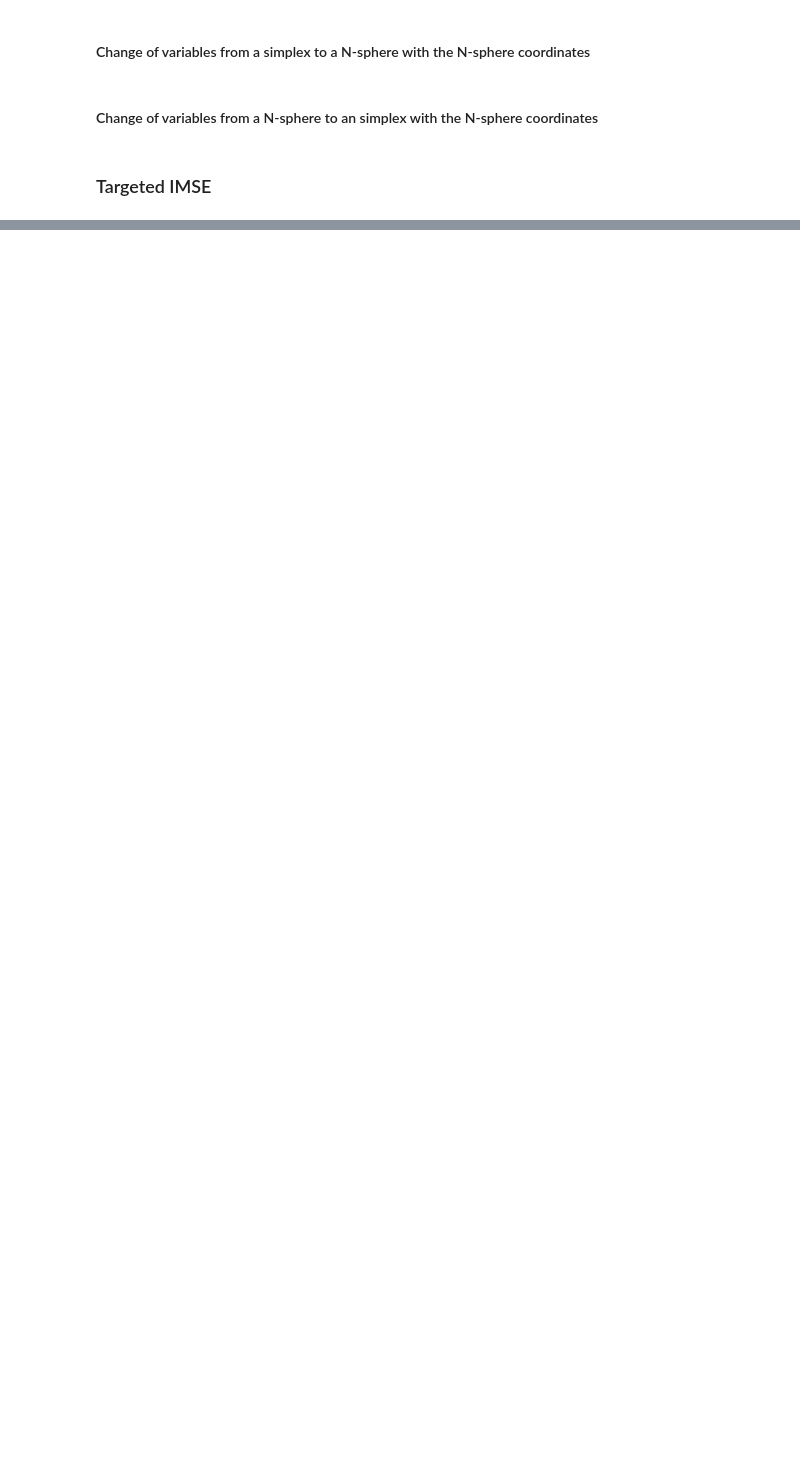
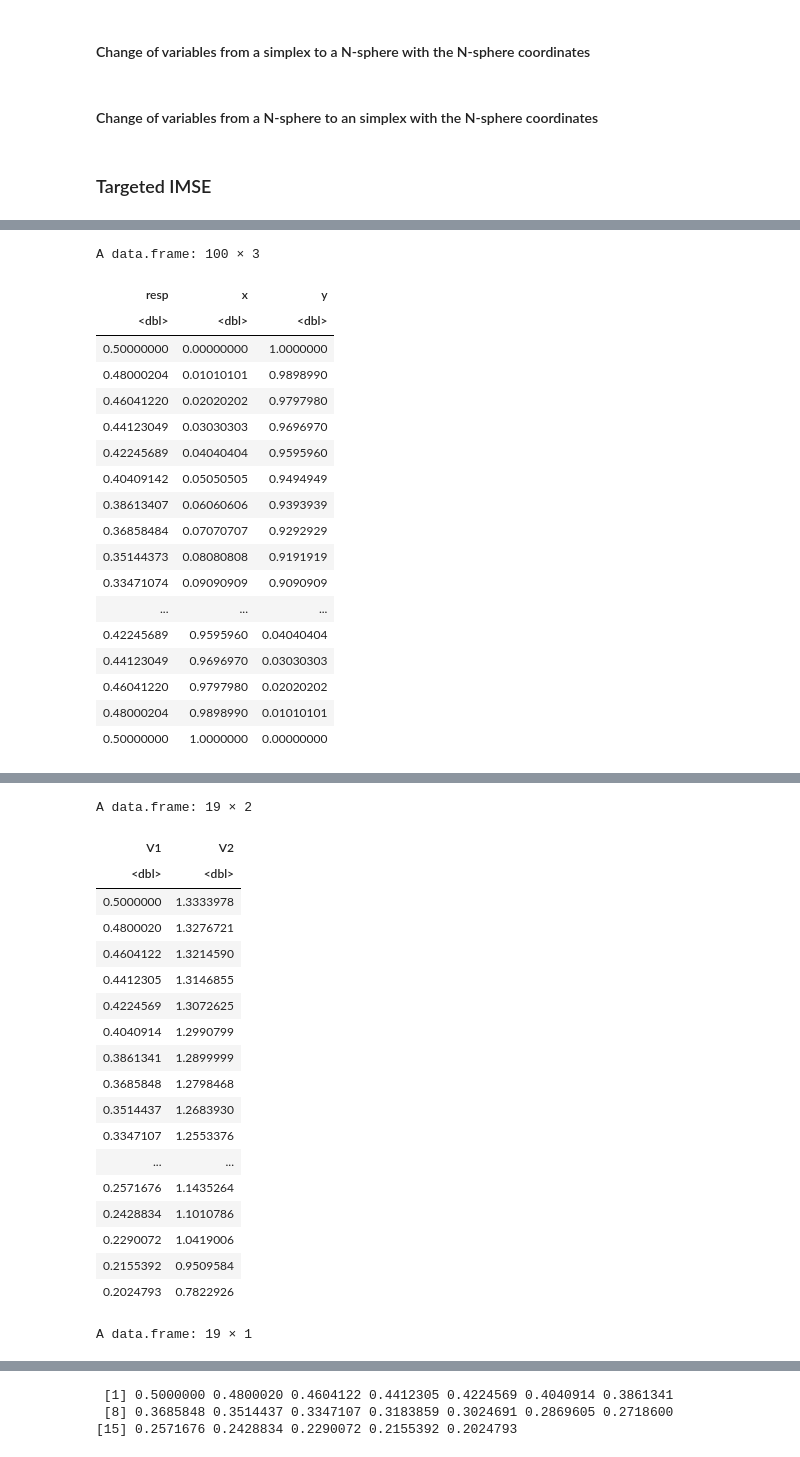
Before and after one commit to supetite/Projet-IPPON, a Jupyter notebook: T-IMSE Polar coordinates.ipynb, the cells around one changed output, grey strips where cells are left out. Saved outputs shown, nothing was run; the diff lists cells and outputs as text; code cells hidden in the pictures; blank space fills up the shorter version.

```diff
--- a/T-IMSE Polar coordinates.ipynb
+++ b/T-IMSE Polar coordinates.ipynb
@@ -219,0 +197,47 @@ dim(data_Lasso_reduced)
+# %%
+d = 2
+N = 10*d
+
+x <- seq(0,1,length.out=100)
+y <- 1-x
+
+
+donne <- cbind(x,y)
+resp<- fjouet.test(donne[,1], donne[,2])
+mat.donne<-as.data.frame(cbind(resp, donne))
+
+mat.donne
+
+
+
+data.change.var <- t(test_change_in_phi_from_x(mat.donne[1:N,-1]))
+
+data.change.var=as.data.frame(cbind(mat.donne[1:N,1],data.change.var))
+
+data.change.var
+as.data.frame(data.change.var[,-1])
+data.change.var[,1]
+mod = km(formula = ~1, design = as.data.frame(data.change.var[,-1]), response = as.data.frame(data.change.var[,1]))
+
+lowerbound = as.vector(rep(0, 1))
+upperbound = as.vector(rep(pi/2, 1))
+# %% [output]
+A data.frame: 100 × 3
+| resp | x | y |
+| <dbl> | <dbl> | <dbl> |
+| 0.50000000 | 0.00000000 | 1.0000000 |
+| 0.48000204 | 0.01010101 | 0.9898990 |
+| 0.46041220 | 0.02020202 | 0.9797980 |
+| 0.44123049 | 0.03030303 | 0.9696970 |
+| 0.42245689 | 0.04040404 | 0.9595960 |
+| 0.40409142 | 0.05050505 | 0.9494949 |
+| 0.38613407 | 0.06060606 | 0.9393939 |
+| 0.36858484 | 0.07070707 | 0.9292929 |
+| 0.35144373 | 0.08080808 | 0.9191919 |
+| 0.33471074 | 0.09090909 | 0.9090909 |
+| ... | ... | ... |
+| 0.42245689 | 0.9595960 | 0.04040404 |
+| 0.44123049 | 0.9696970 | 0.03030303 |
+| 0.46041220 | 0.9797980 | 0.02020202 |
+| 0.48000204 | 0.9898990 | 0.01010101 |
+| 0.50000000 | 1.0000000 | 0.00000000 |
@@ -219,0 +246,20 @@ dim(data_Lasso_reduced)
+A data.frame: 19 × 2
+| V1 | V2 |
+| <dbl> | <dbl> |
+| 0.5000000 | 1.3333978 |
+| 0.4800020 | 1.3276721 |
+| 0.4604122 | 1.3214590 |
+| 0.4412305 | 1.3146855 |
+| 0.4224569 | 1.3072625 |
+| 0.4040914 | 1.2990799 |
+| 0.3861341 | 1.2899999 |
+| 0.3685848 | 1.2798468 |
+| 0.3514437 | 1.2683930 |
+| 0.3347107 | 1.2553376 |
+| ... | ... |
+| 0.2571676 | 1.1435264 |
+| 0.2428834 | 1.1010786 |
+| 0.2290072 | 1.0419006 |
+| 0.2155392 | 0.9509584 |
+| 0.2024793 | 0.7822926 |
+A data.frame: 19 × 1
@@ -219,0 +284,3 @@ dim(data_Lasso_reduced)
+ [1] 0.5000000 0.4800020 0.4604122 0.4412305 0.4224569 0.4040914 0.3861341
+ [8] 0.3685848 0.3514437 0.3347107 0.3183859 0.3024691 0.2869605 0.2718600
+[15] 0.2571676 0.2428834 0.2290072 0.2155392 0.2024793
```
Also changed, not shown: parts of 34 cells of this notebook.
